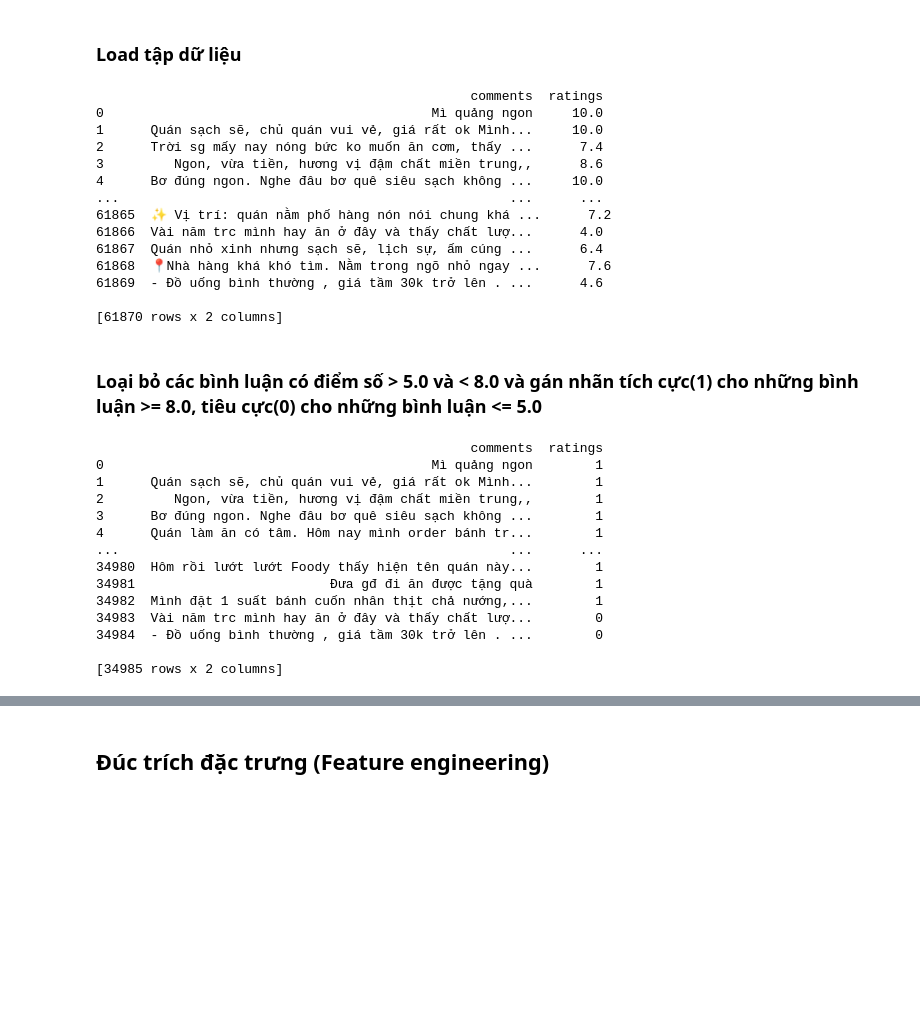
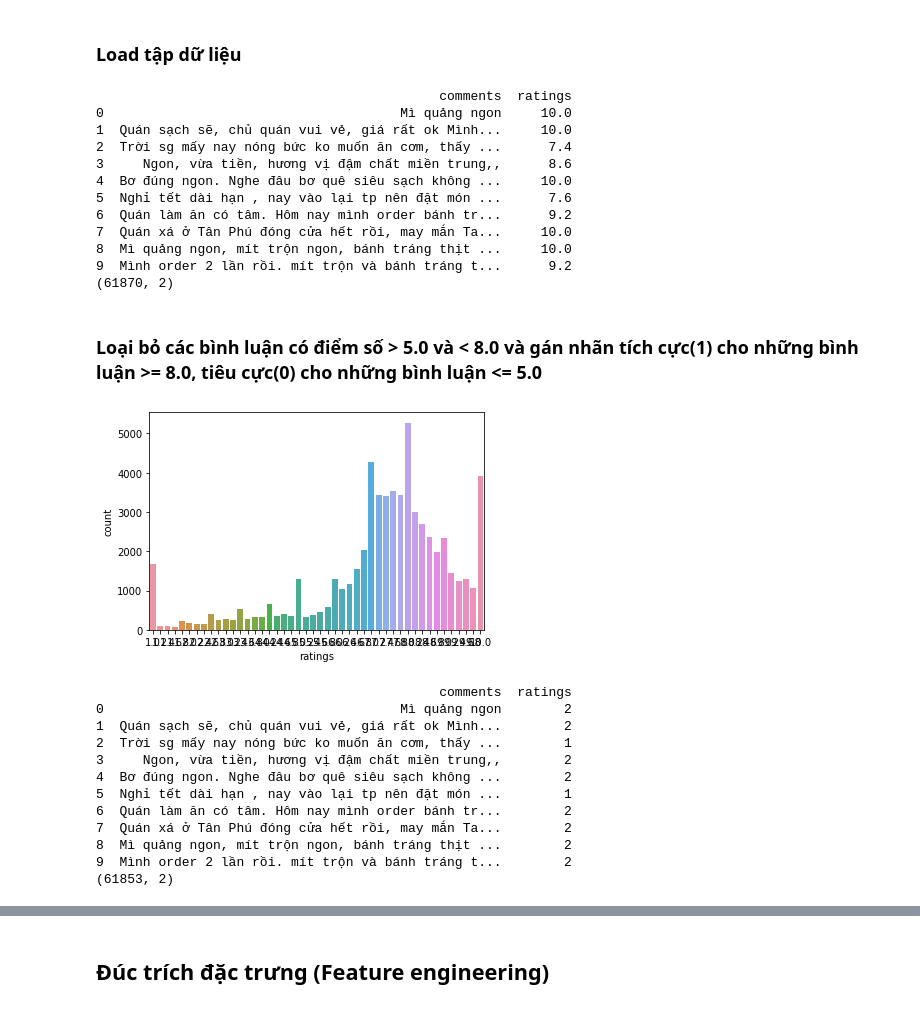
Before and after one commit to DatDoc/CS114.K21.KHTN, a Jupyter notebook: sentiment_analysis/sentiment_analysis.ipynb, the cells around one changed output, grey strips where cells are left out. Cells and saved outputs as stored; diff of their text form; code cells hidden in the pictures; blank space fills up the shorter version.

```diff
--- a/sentiment_analysis/sentiment_analysis.ipynb
+++ b/sentiment_analysis/sentiment_analysis.ipynb
@@ -154,47 +105,50 @@ import pickle
 # %% [markdown]
 ### Load tập dữ liệu
 # %%
-
 df = pd.read_excel("/content/drive/My Drive/Colab Notebooks/sentiment_analysis/foody-dataset.xlsx")
-print(df)
+print(df.head(10))
+print(df.shape)
 # %% [output]
-                                                comments  ratings
-0                                          Mì quảng ngon     10.0
-1      Quán sạch sẽ, chủ quán vui vẻ, giá rất ok Mình...     10.0
-2      Trời sg mấy nay nóng bức ko muốn ăn cơm, thấy ...      7.4
-3         Ngon, vừa tiền, hương vị đậm chất miền trung,,      8.6
-4      Bơ đúng ngon. Nghe đâu bơ quê siêu sạch không ...     10.0
-...                                                  ...      ...
-61865  ✨ Vị trí: quán nằm phố hàng nón nói chung khá ...      7.2
-61866  Vài năm trc mình hay ăn ở đây và thấy chất lượ...      4.0
-61867  Quán nhỏ xinh nhưng sạch sẽ, lịch sự, ấm cúng ...      6.4
-61868  📍Nhà hàng khá khó tìm. Nằm trong ngõ nhỏ ngay ...      7.6
-61869  - Đồ uống bình thường , giá tầm 30k trở lên . ...      4.6
-
-[61870 rows x 2 columns]
+                                            comments  ratings
+0                                      Mì quảng ngon     10.0
+1  Quán sạch sẽ, chủ quán vui vẻ, giá rất ok Mình...     10.0
+2  Trời sg mấy nay nóng bức ko muốn ăn cơm, thấy ...      7.4
+3     Ngon, vừa tiền, hương vị đậm chất miền trung,,      8.6
+4  Bơ đúng ngon. Nghe đâu bơ quê siêu sạch không ...     10.0
+5  Nghỉ tết dài hạn , nay vào lại tp nên đặt món ...      7.6
+6  Quán làm ăn có tâm. Hôm nay mình order bánh tr...      9.2
+7  Quán xá ở Tân Phú đóng cửa hết rồi, may mắn Ta...     10.0
+8  Mì quảng ngon, mít trộn ngon, bánh tráng thịt ...     10.0
+9  Mình order 2 lần rồi. mít trộn và bánh tráng t...      9.2
+(61870, 2)
 # %% [markdown]
 ### Loại bỏ các bình luận có điểm số > 5.0 và < 8.0 và gán nhãn tích cực(1) cho những bình luận >= 8.0, tiêu cực(0) cho những bình luận <= 5.0
+# %%
+# visualize data
+ax = sns.countplot(x='ratings', data=df)
+# %% [output]
+[figure, added]
 # %%
-df = df[(df["ratings"] <= 5.0) | (df["ratings"] >= 8.0)] # remove the neutral comments (5 < x < 8)
+df = df[(df["ratings"] >= 0.0)] # remove the neutral comments (5 < x < 8)
 df.loc[df["ratings"] <= 5, "ratings"] = 0
-df.loc[df["ratings"] >= 8, "ratings"] = 1
+df.loc[(df["ratings"] > 5) & (df["ratings"] < 8), "ratings"] = 1
+df.loc[df["ratings"] >= 8, "ratings"] = 2
 df["ratings"] = df["ratings"].astype(int)
 
 df.reset_index(inplace=True)
 df = df.drop("index", axis= 1)
-print(df)
+print(df.head(10))
+print(df.shape)
 # %% [output]
-                                                comments  ratings
-0                                          Mì quảng ngon        1
-1      Quán sạch sẽ, chủ quán vui vẻ, giá rất ok Mình...        1
-2         Ngon, vừa tiền, hương vị đậm chất miền trung,,        1
-3      Bơ đúng ngon. Nghe đâu bơ quê siêu sạch không ...        1
-4      Quán làm ăn có tâm. Hôm nay mình order bánh tr...        1
-...                                                  ...      ...
-34980  Hôm rồi lướt lướt Foody thấy hiện tên quán này...        1
-34981                         Đưa gđ đi ăn được tặng quà        1
-34982  Mình đặt 1 suất bánh cuốn nhân thịt chả nướng,...        1
-34983  Vài năm trc mình hay ăn ở đây và thấy chất lượ...        0
-34984  - Đồ uống bình thường , giá tầm 30k trở lên . ...        0
-
-[34985 rows x 2 columns]
+                                            comments  ratings
+0                                      Mì quảng ngon        2
+1  Quán sạch sẽ, chủ quán vui vẻ, giá rất ok Mình...        2
+2  Trời sg mấy nay nóng bức ko muốn ăn cơm, thấy ...        1
+3     Ngon, vừa tiền, hương vị đậm chất miền trung,,        2
+4  Bơ đúng ngon. Nghe đâu bơ quê siêu sạch không ...        2
+5  Nghỉ tết dài hạn , nay vào lại tp nên đặt món ...        1
+6  Quán làm ăn có tâm. Hôm nay mình order bánh tr...        2
+7  Quán xá ở Tân Phú đóng cửa hết rồi, may mắn Ta...        2
+8  Mì quảng ngon, mít trộn ngon, bánh tráng thịt ...        2
+9  Mình order 2 lần rồi. mít trộn và bánh tráng t...        2
+(61853, 2)
```
Also changed, not shown: parts of 52 cells of this notebook.
